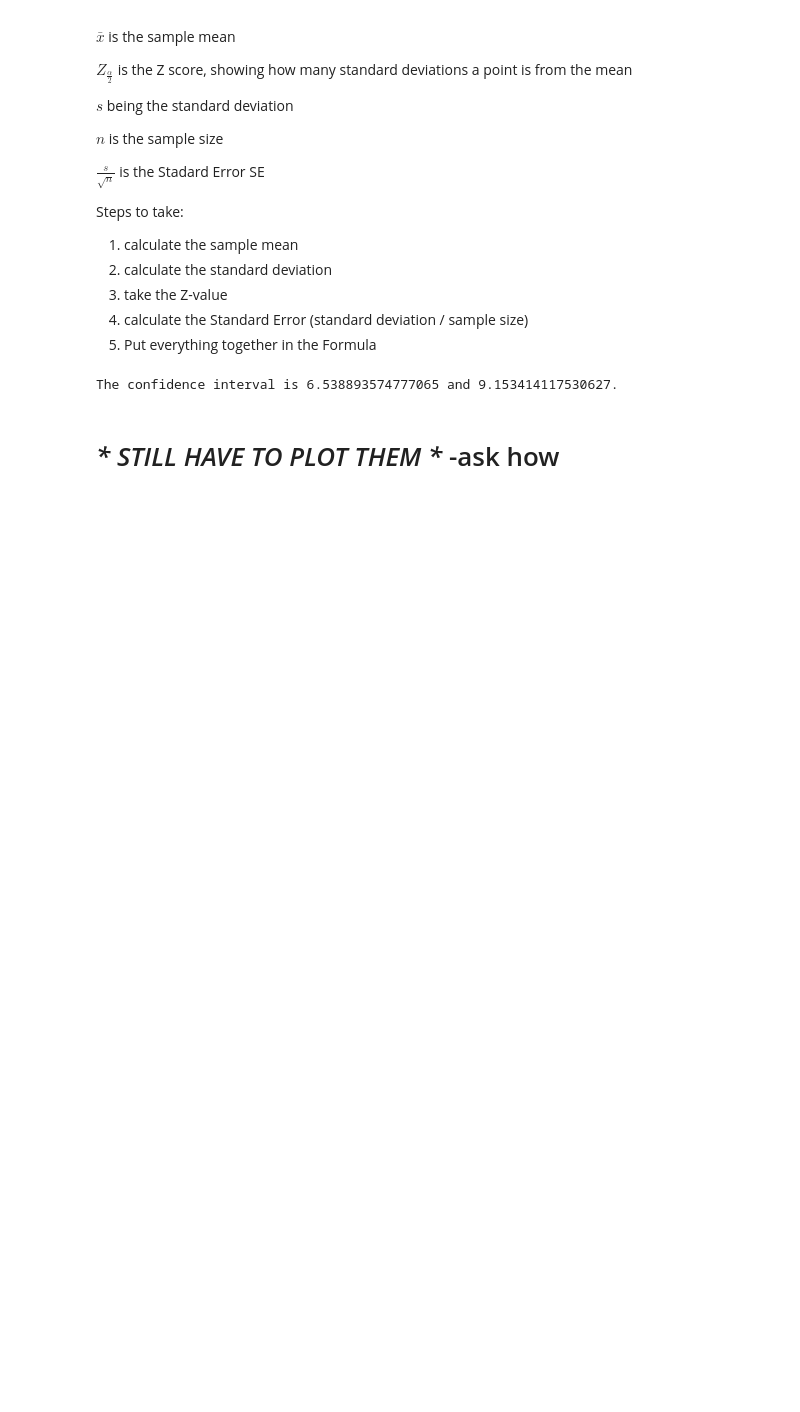
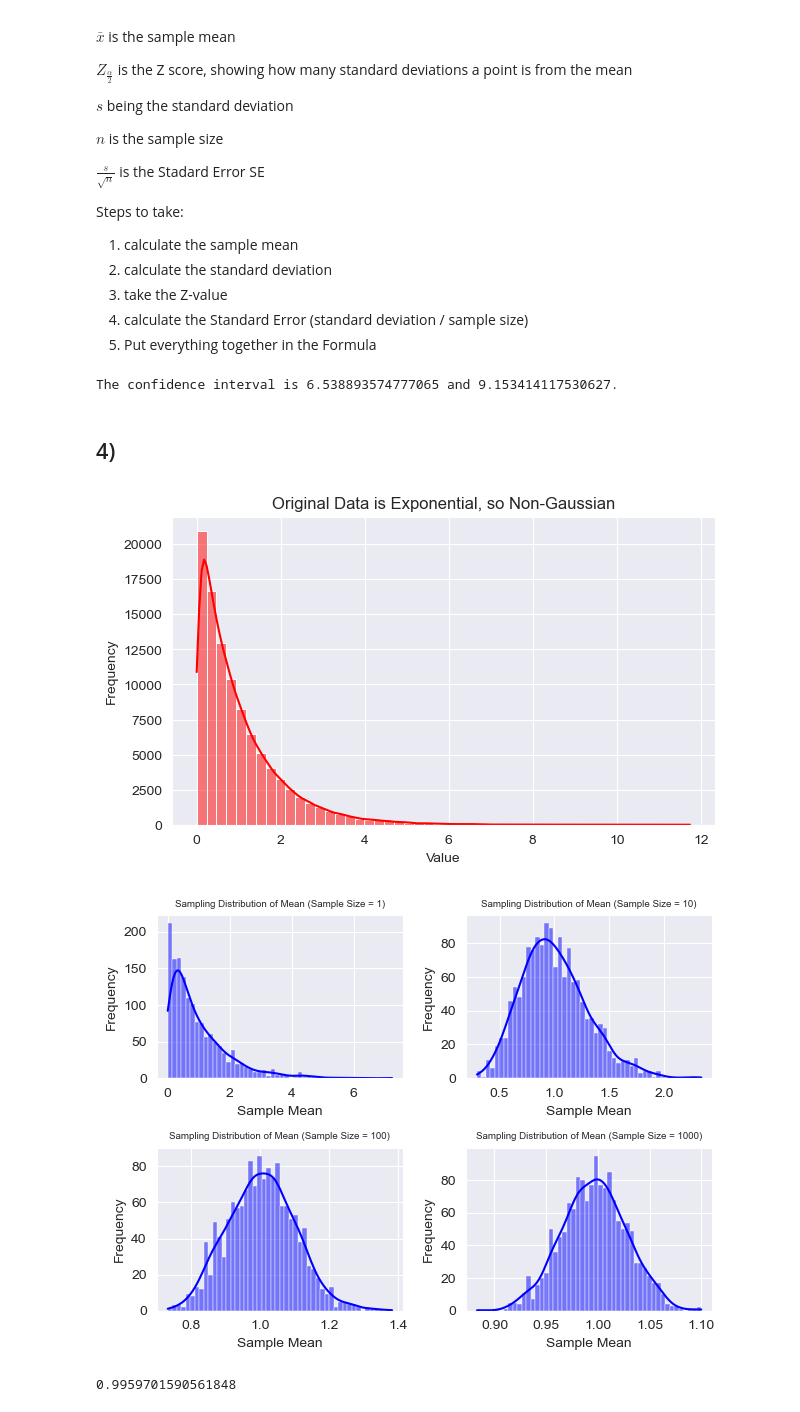
Before and after one commit to NickIsThere/AssessmentPDS2, a Jupyter notebook: Assessment2.ipynb, the cells around one changed output. Saved outputs shown, nothing was run; the diff lists cells and outputs as text; code cells hidden in the pictures; blank space fills up the shorter version.

```diff
--- a/Assessment2.ipynb
+++ b/Assessment2.ipynb
@@ -155,5 +154,41 @@ CI_lower = x_bar - z_value*se
 print(f"The confidence interval is {CI_lower} and {CI_upper}.")
 # %% [output]
 The confidence interval is 6.538893574777065 and 9.153414117530627.
-# %% [markdown]
-# _* STILL HAVE TO PLOT THEM *_ -ask how
+# %% [markdown]
+## 4)
+# %%
+# Generating a clearly non gaussian distribution with a big sample size, this code works for any artificial dataset, i chose exponential for the very obvious change to the normal distribution and the non obvious mean
+np.random.seed(42)
+data = np.random.exponential(size=100000)
+
+plt.figure(figsize=(7, 4))
+sns.histplot(data, bins=50, kde=True, color='red')
+plt.title("Original Data is Exponential, so Non-Gaussian")
+plt.xlabel("Value")
+plt.ylabel("Frequency")
+plt.show()
+
+# For demonstration purposes
+sample_size = [1, 10, 100, 1000]
+num_samples = 1500
+
+
+for num, sample_size in enumerate(sample_size, 1):
+    sample_means = [np.mean(np.random.choice(data, sample_size)) for i in range(num_samples)]
+
+    # Step 4: Plot sampling distributions
+    plt.subplot(2, 2, num)
+    sns.histplot(sample_means, bins=50, kde=True, color='blue')
+    plt.title(f"Sampling Distribution of Mean (Sample Size = {sample_size})", size=7)
+    plt.xlabel("Sample Mean")
+    plt.ylabel("Frequency")
+
+plt.tight_layout()
+plt.show()
+
+# The mean should be around the maximum of our plotted sample means (Here du to hvaing a seed it should be around 1)
+data.mean()
+# %% [output]
+[figure, added]
+[figure, added]
+0.9959701590561848
```
Also changed, not shown: parts of 14 cells of this notebook, 5 other files.
